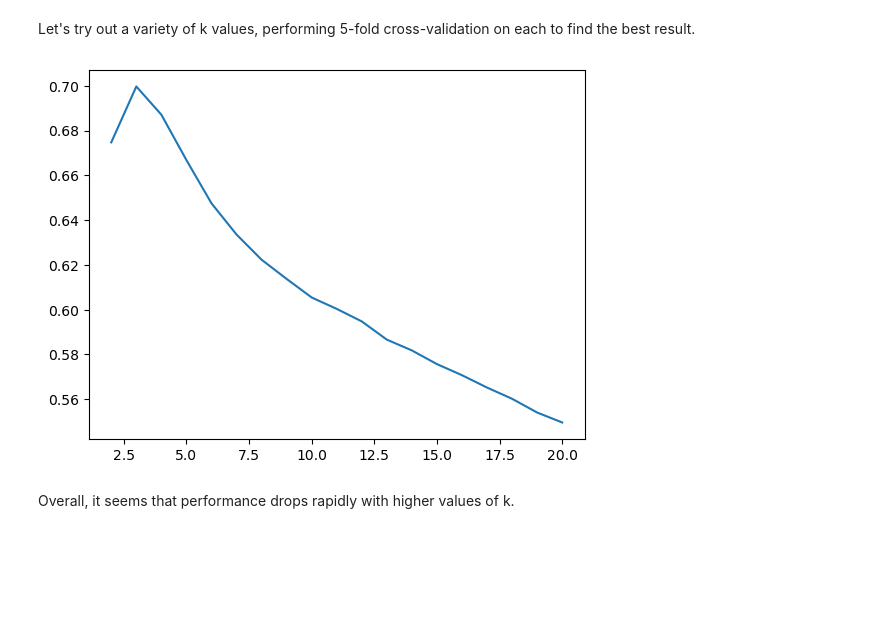
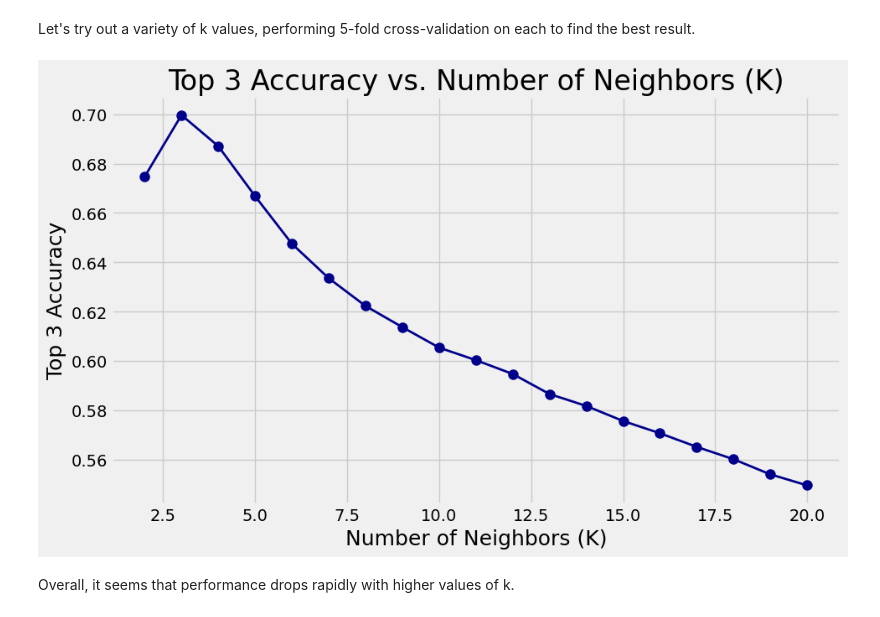
Before and after one commit to jackvandeleuv/music_analysis, a Jupyter notebook: track_modeling.ipynb, the cells around one changed output. Drawn from its saved outputs; the diff is of its cells as text; code cells hidden in the pictures; blank space fills up the shorter version.

```diff
--- a/track_modeling.ipynb
+++ b/track_modeling.ipynb
@@ -262,11 +278,17 @@ for k in k_values:
                             cv=5) \
                             .mean()
     scores.append(score)
-# %%
-plt.plot(k_values, scores)
-plt.show()
-# %% [output]
-[figure, removed]
+# %%
+plt.figure(figsize=(10, 6))
+plt.plot(k_values, scores, color='darkblue', marker='o', linestyle='-', linewidth=2, markersize=8)
+plt.xlabel('Number of Neighbors (K)', fontsize=18)
+plt.ylabel('Top 3 Accuracy', fontsize=18)
+plt.xticks(fontsize=14)
+plt.yticks(fontsize=14)
+plt.title('Top 3 Accuracy vs. Number of Neighbors (K)', fontsize=24)
+plt.show()
+# %% [output]
+[figure, added]
 # %% [markdown]
 Overall, it seems that performance drops rapidly with higher values of k.
 # %%
```
Also changed, not shown: parts of 4 cells of this notebook.
